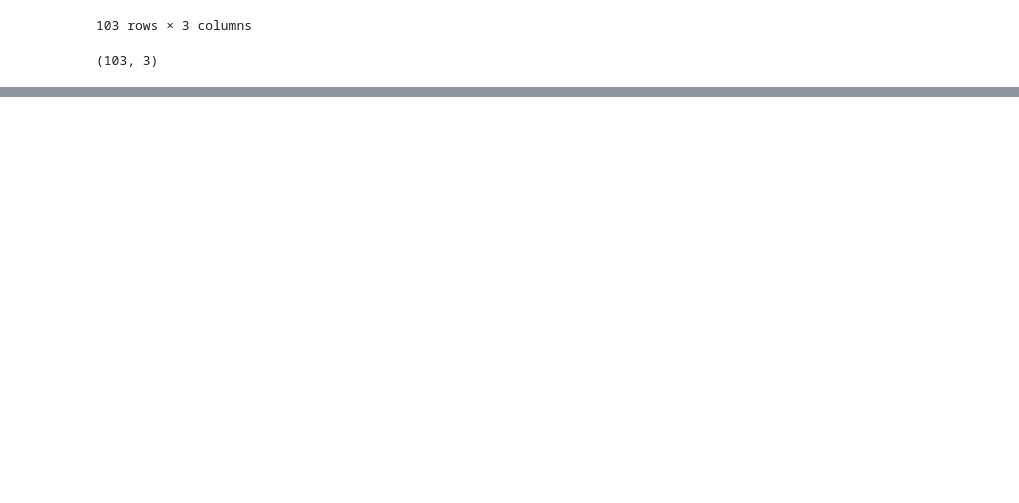
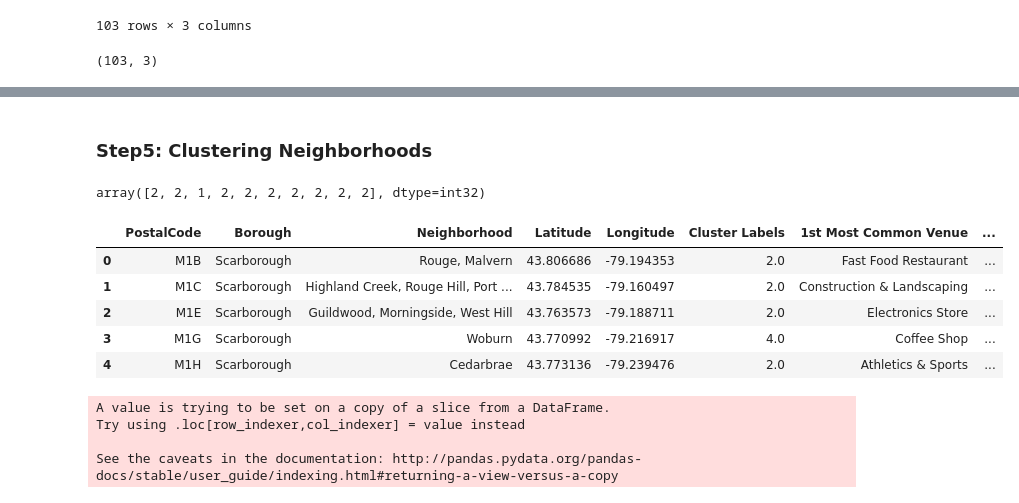
Before and after one commit to NerissaS/Coursera_Capstone, a Jupyter notebook: Assign_3.ipynb, the cells around one changed output, grey strips where cells are left out. Drawn from its saved outputs; the diff is of its cells as text; code cells hidden in the pictures; blank space fills up the shorter version.

```diff
--- a/Assign_3.ipynb
+++ b/Assign_3.ipynb
@@ -105,0 +338,21 @@ df.shape
+# %%
+num_top_venues = 5
+
+indicators = ['st', 'nd', 'rd']
+
+# create columns according to number of top venues
+columns = ['Neighbourhood']
+for ind in np.arange(num_top_venues):
+    try:
+        columns.append('{}{} Most Common Venue'.format(ind+1, indicators[ind]))
+    except:
+        columns.append('{}th Most Common Venue'.format(ind+1))
+
+# create a new dataframe
+neighborhoods_venues_sorted = pd.DataFrame(columns=columns)
+neighborhoods_venues_sorted['Neighbourhood'] = toronto_grouped['Neighbourhood']
+
+for ind in np.arange(toronto_grouped.shape[0]):
+    neighborhoods_venues_sorted.iloc[ind, 1:] = return_most_common_venues(toronto_grouped.iloc[ind, :], num_top_venues)
+
+neighborhoods_venues_sorted.head()
@@ -105,0 +366,41 @@ df.shape
+# %% [markdown]
+### Step5: Clustering Neighborhoods
+# %%
+# set number of clusters
+kclusters = 5
+
+toronto_grouped_clustering = toronto_grouped.drop('Neighbourhood', 1)
+
+# run k-means clustering
+kmeans = KMeans(n_clusters=kclusters, random_state=0).fit(toronto_grouped_clustering)
+
+# check cluster labels generated for each row in the dataframe
+kmeans.labels_[0:10]
+# %% [output]
+array([2, 2, 1, 2, 2, 2, 2, 2, 2, 2], dtype=int32)
+# %%
+# add clustering labels
+neighborhoods_venues_sorted.insert(0, 'Cluster Labels', kmeans.labels_)
+
+toronto_merged = df_combine  #Neighborhood
+
+# merge toronto_grouped with toronto_data to add latitude/longitude for each neighborhood
+toronto_merged = toronto_merged.join(neighborhoods_venues_sorted.set_index('Neighbourhood'), on='Neighborhood')
+#toronto_merged['Cluster Labels'] = toronto_merged['Cluster Labels'].astype(int)
+
+toronto_merged.head() # check the last columns!
+# %% [output]
+|  | PostalCode | Borough | Neighborhood | Latitude | Longitude | Cluster Labels | 1st Most Common Venue | ... |
+| 0 | M1B | Scarborough | Rouge, Malvern | 43.806686 | -79.194353 | 2.0 | Fast Food Restaurant | ... |
+| 1 | M1C | Scarborough | Highland Creek, Rouge Hill, Port ... | 43.784535 | -79.160497 | 2.0 | Construction & Landscaping | ... |
+| 2 | M1E | Scarborough | Guildwood, Morningside, West Hill | 43.763573 | -79.188711 | 2.0 | Electronics Store | ... |
+| 3 | M1G | Scarborough | Woburn | 43.770992 | -79.216917 | 4.0 | Coffee Shop | ... |
+| 4 | M1H | Scarborough | Cedarbrae | 43.773136 | -79.239476 | 2.0 | Athletics & Sports | ... |
+# %%
+test=toronto_merged.dropna(subset=['Cluster Labels'])
+test['Cluster Labels']= test['Cluster Labels'].astype(int)
+# %% [output]
+A value is trying to be set on a copy of a slice from a DataFrame.
+Try using .loc[row_indexer,col_indexer] = value instead
+
+See the caveats in the documentation: http://pandas.pydata.org/pandas-docs/stable/user_guide/indexing.html#returning-a-view-versus-a-copy
```
Also changed, not shown: parts of 36 cells of this notebook.
